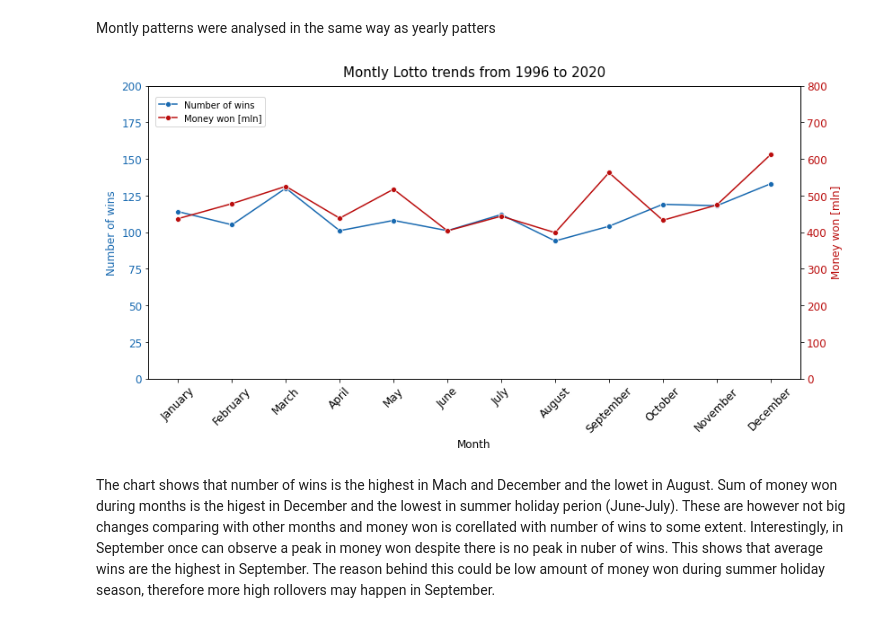
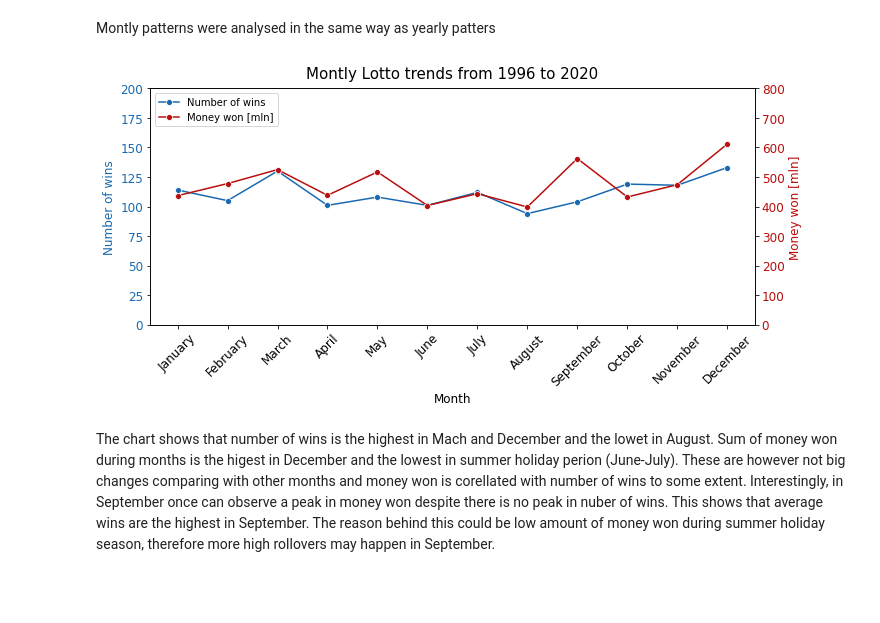
Before and after one commit to piotrsoczewka/Lotto, a Jupyter notebook: Data import and analysis.ipynb, the cells around one changed output. Drawn from its saved outputs; the diff is of its cells as text; code cells hidden in the pictures; blank space fills up the shorter version.

```diff
--- a/Data import and analysis.ipynb
+++ b/Data import and analysis.ipynb
@@ -292,32 +292,30 @@ lottery_data['month'] = lottery_data['lottery_date'].dt.month
 lottery_data = lottery_data.sort_values('month')
 # %%
 fig, ax = plt.subplots()
-fig.set_size_inches([13, 6])
+fig.set_size_inches([10, 5])
 ax = sns.lineplot(x='month', y='lottery_prize', data=lottery_data, estimator='count', ci=None,
              marker='o', color='#1869B0')
 ax.set_title('Montly Lotto trends from 1996 to 2020', fontsize=15, pad=10)
 ax.set_xlabel('Month', fontsize=12)
 ax.set_xticks(lottery_data['month'].unique())
 ax.set_xticklabels(lottery_data['month_name'].unique(), rotation=45, fontsize=12)
 ax.set_ylabel('Number of wins', color='#1869B0', fontsize=12)
 ax.set_ylim(0,200)
 ax.set_yticklabels(ax.get_yticks().astype(int), color='#1869B0', fontsize=12)
 
 ax2 = ax.twinx()
 ax2 = sns.lineplot(x='month', y='lottery_prize', data=lottery_data, estimator=sum, ci=None,
              marker='o', color='#BA0D0D')
 ax2.set_ylabel('Money won [mln]', color='#BA0D0D', fontsize=12)
 ax2.set_ylim(0, 800000000)
 ax2.set_yticklabels(list(range(0, 801, 100)), color='#BA0D0D', fontsize=12)
+fig.legend(loc="upper left", labels=['Number of wins', 'Money won [mln]'], bbox_to_anchor=(0.075,0.9))
 
-fig.legend(loc="upper left", labels=['Number of wins', 'Money won [mln]'], bbox_to_anchor=(0.065,0.94))
-
-plt.savefig('Monthly Lotto trends.png', dpi=600)
-
-
+plt.tight_layout()
+plt.savefig('images/Monthly_Lotto_trends.png', dpi=600)
 plt.show()
 # %% [output]
-[figure, old version]
+[figure, new version]
 # %% [markdown]
 The chart shows that number of wins is the highest in Mach and December and the lowet in August.
 Sum of money won during months is the higest in December and the lowest in summer holiday perion (June-July).
```
Also changed, not shown: parts of 3 cells of this notebook, 2 other files.
